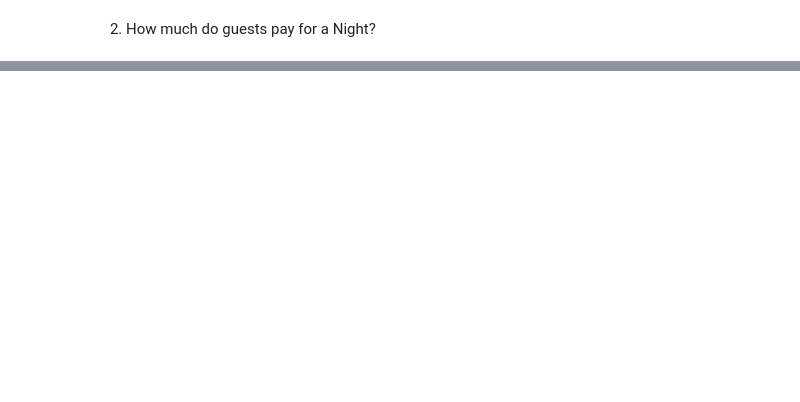
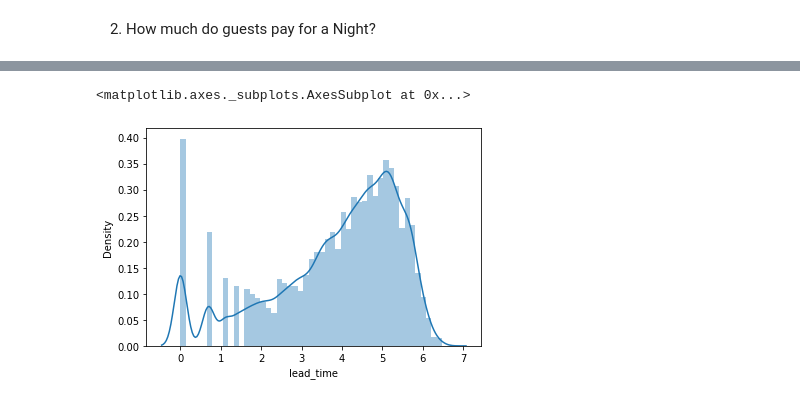
Before and after one commit to Aboubacar2012/ML_Project, a Jupyter notebook: Predict_the_cancellation_of_Hotel_Booking.ipynb, the cells around one changed output, grey strips where cells are left out. Saved outputs shown, nothing was run; the diff lists cells and outputs as text; code cells hidden in the pictures; blank space fills up the shorter version.

```diff
--- a/Predict_the_cancellation_of_Hotel_Booking.ipynb
+++ b/Predict_the_cancellation_of_Hotel_Booking.ipynb
@@ -196,0 +842,5 @@ map_guests.show()
+# %%
+sns.distplot(dataframe['lead_time'])
+# %% [output]
+<matplotlib.axes._subplots.AxesSubplot at 0x...>
+[figure, added]
```
Also changed, not shown: parts of 83 cells of this notebook.
